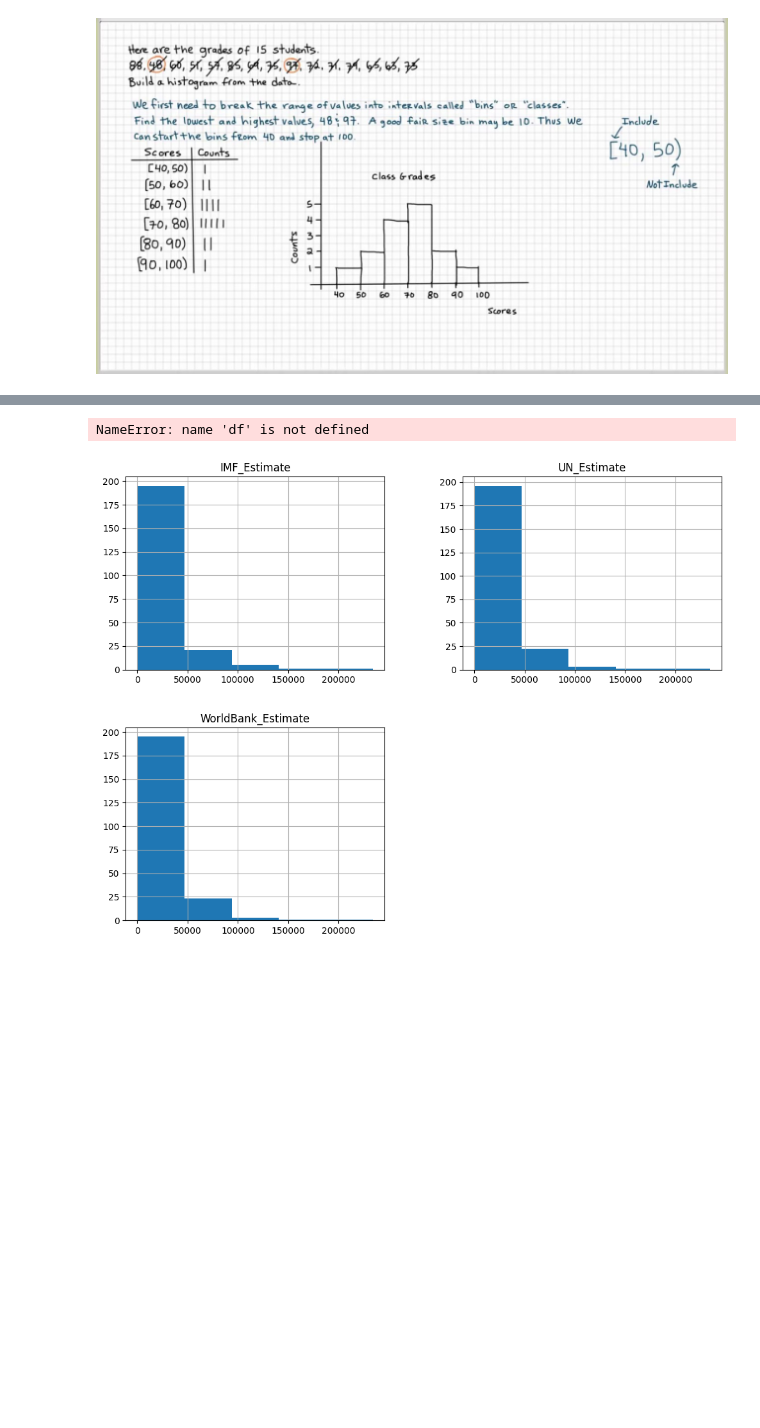
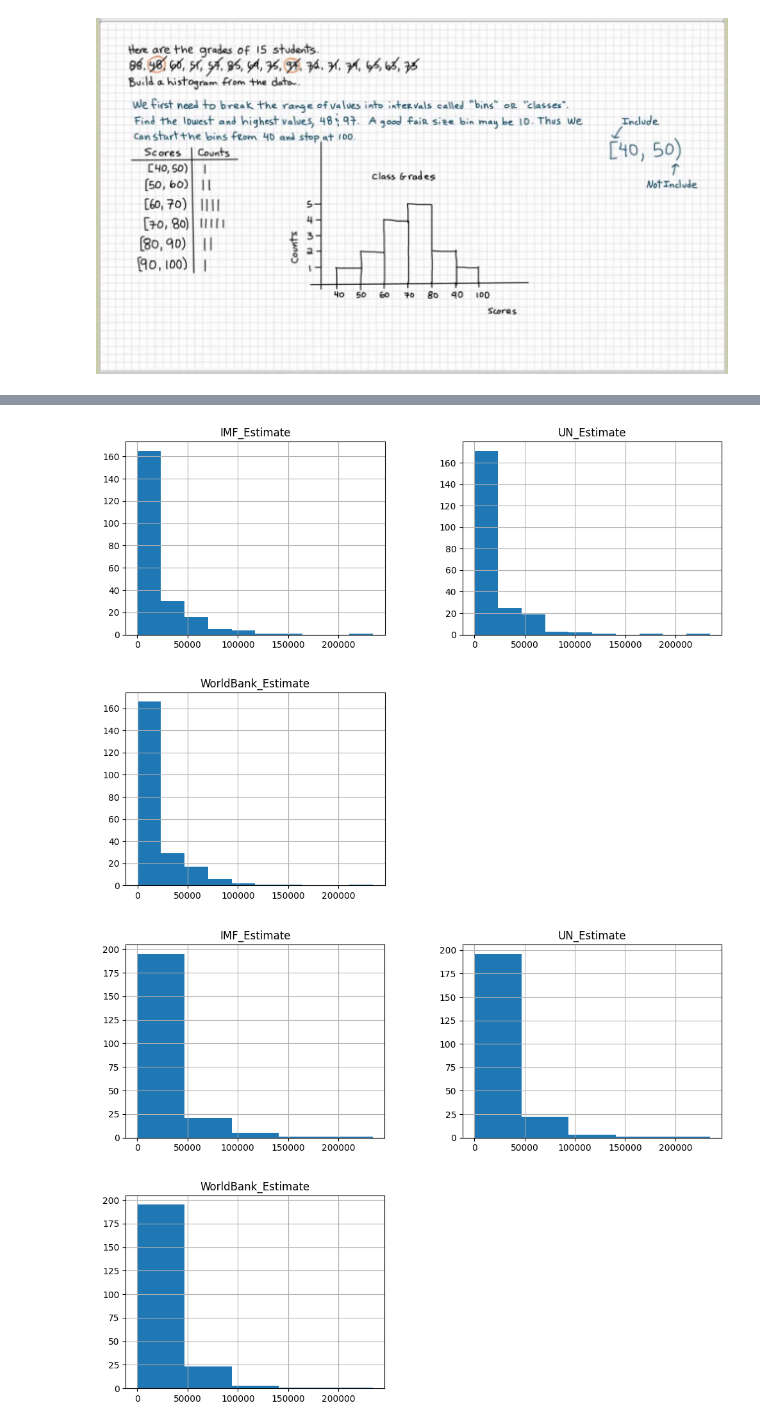
Before and after one commit to mcarola/Python, a Jupyter notebook: Pandas_Practice_Notebook_Marvy.ipynb, the cells around one changed output, grey strips where cells are left out. Cells and saved outputs as stored; diff of their text form; code cells hidden in the pictures; blank space fills up the shorter version.

```diff
--- a/Pandas_Practice_Notebook_Marvy.ipynb
+++ b/Pandas_Practice_Notebook_Marvy.ipynb
@@ -422,9 +477,9 @@ plt.show()
 # %%
-df[["IMF_Estimate", "UN_Estimate", "WorldBank_Estimate"]].hist(figsize=(12,9),color='yellow')
+df[["IMF_Estimate", "UN_Estimate", "WorldBank_Estimate"]].hist(figsize=(12,9))
 
 plt.show()
 # %% [output]
-NameError: name 'df' is not defined
+[figure, added]
 # %%
 df[["IMF_Estimate", "UN_Estimate", "WorldBank_Estimate"]].hist(bins=5, figsize=(12,9))
 # set binsize = 5
```
Also changed, not shown: parts of 27 cells of this notebook.
